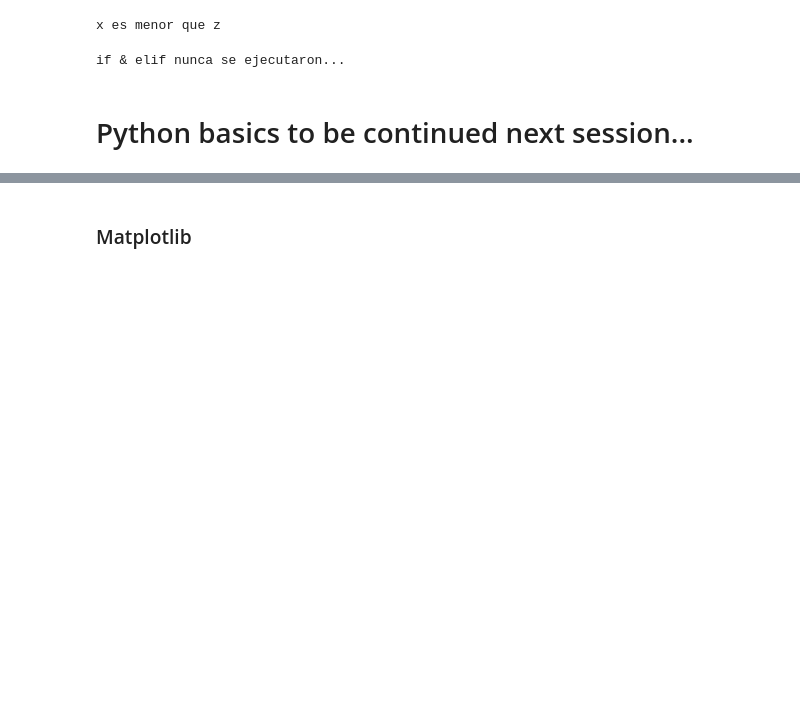
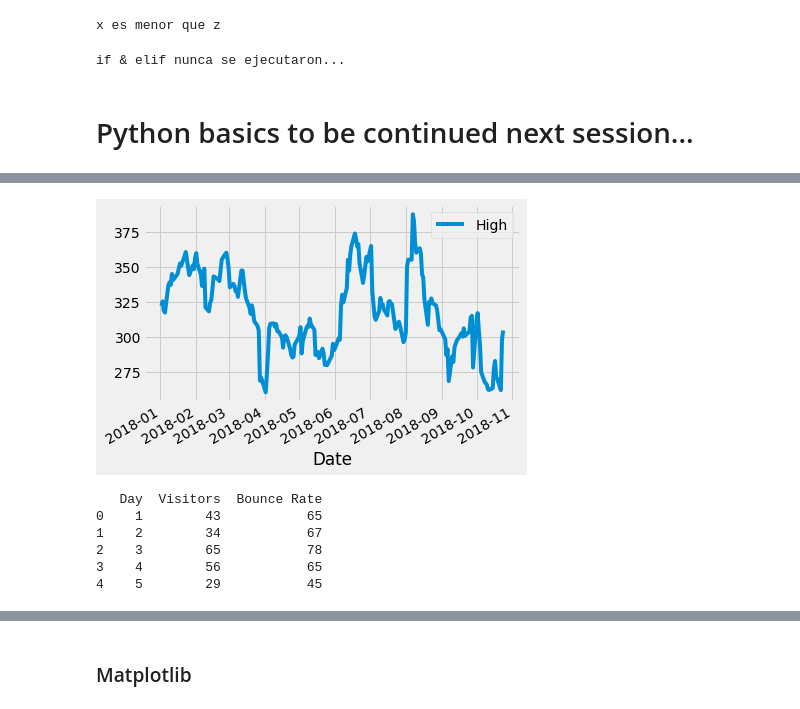
Before and after one commit to mariocespindola/CDMXSOAI, a Jupyter notebook: Workshops/01st_Workshop/Python_Pandas_Matplotlib.ipynb, the cells around one changed output, grey strips where cells are left out. Drawn from its saved outputs; the diff is of its cells as text; code cells hidden in the pictures; blank space fills up the shorter version.

```diff
--- a/Workshops/01st_Workshop/Python_Pandas_Matplotlib.ipynb
+++ b/Workshops/01st_Workshop/Python_Pandas_Matplotlib.ipynb
@@ -359,0 +375,7 @@ if & elif nunca se ejecutaron...
+# %%
+# Creamos el punto de inicio y el fin para tener un parametro de fechas
+start = datetime.datetime(2018, 1, 1)
+end = datetime.datetime.now()
+# %%
+# Vamos a leer informacion del API de yahoo de la empresa Tesla de inicion de 2018 al dia de hoy
+TSLA_df = web.DataReader ('TSLA' ,'yahoo', start, end)
@@ -359,0 +422,6 @@ if & elif nunca se ejecutaron...
+# %%
+# En la mayoria de los casos los dataframes tienen una columna numerica a la izquierda que para efectos practicos
+# es completamente inutil, por lo que tenemos que resetear el indice del dataframe.
+TSLA_df.reset_index(inplace=True)
+TSLA_df.set_index("Date", inplace=True)
+print(df.head())
@@ -359,0 +444,14 @@ if & elif nunca se ejecutaron...
+# %%
+# Vamos a graficar nuestro dataframe con matplotlib
+# Para que nuestras graficas aparezcan dentro de nuestro archivo ipynb tenemos que hacer uso de %matplotlib inline
+%matplotlib inline
+import matplotlib.pyplot as plt
+from matplotlib import style
+
+style.use('fivethirtyeight')
+# %%
+TSLA_df['High'].plot()
+plt.legend()
+plt.show()
+# %% [output]
+[figure, added]
@@ -359,0 +470,10 @@ if & elif nunca se ejecutaron...
+# %%
+# imprimimos la cabeza del df
+print(WS_df.head())
+# %% [output]
+   Day  Visitors  Bounce Rate
+0    1        43           65
+1    2        34           67
+2    3        65           78
+3    4        56           65
+4    5        29           45
```
Also changed, not shown: parts of 65 cells of this notebook, 8 other files.
